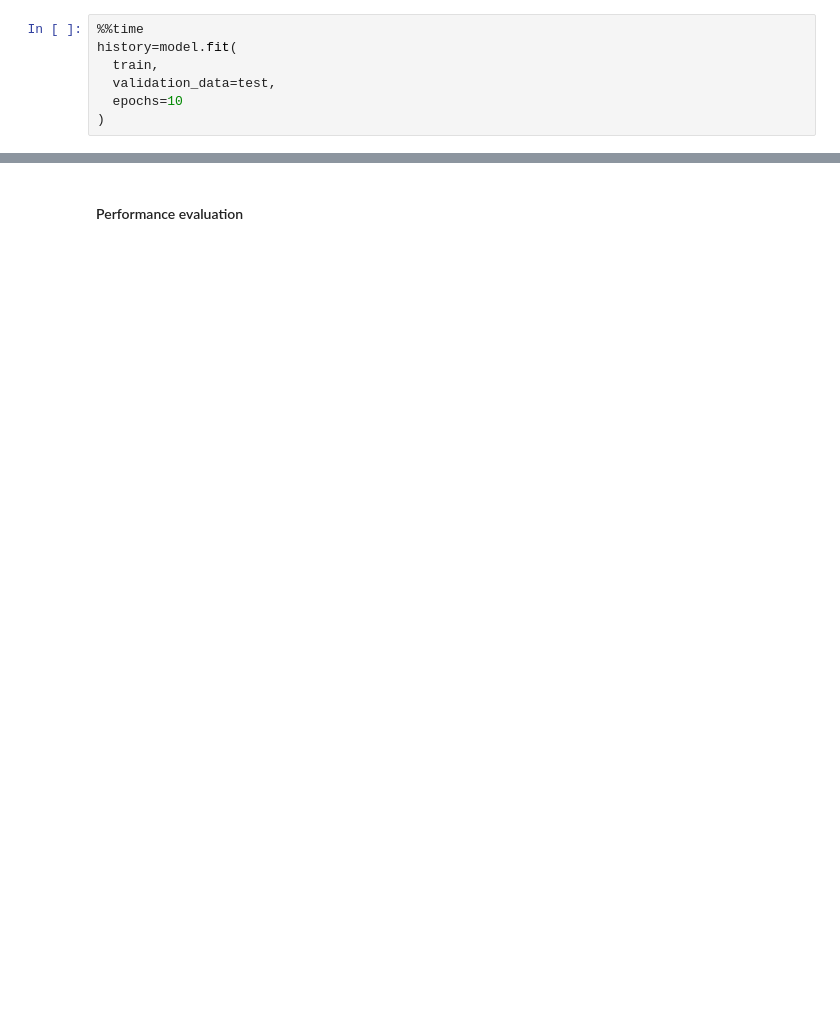
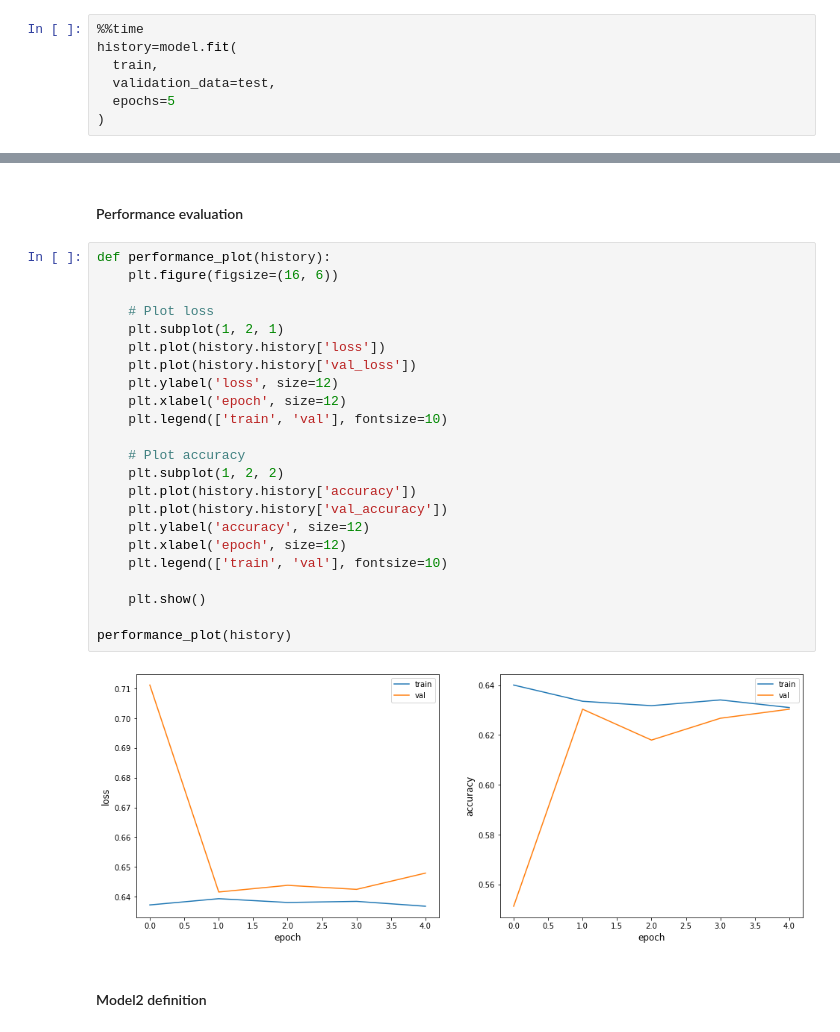
Before and after one commit to TommasoLocatelli/ml_cats_vs_dogs, a Jupyter notebook: feedforward.ipynb, the cells around one changed output, grey strips where cells are left out. Drawn from its saved outputs; the diff is of its cells as text; blank space fills up the shorter version.

```diff
--- a/feedforward.ipynb
+++ b/feedforward.ipynb
@@ -89,6 +77,6 @@ model.compile(
 history=model.fit(
   train,
   validation_data=test,
-  epochs=10
+  epochs=5
 )
 # %% [output]
@@ -112,2 +94,29 @@ Wall time: 13min 43s
 # %% [markdown]
 #### Performance evaluation
+# %%
+def performance_plot(history):
+    plt.figure(figsize=(16, 6))
+
+    # Plot loss
+    plt.subplot(1, 2, 1)
+    plt.plot(history.history['loss'])
+    plt.plot(history.history['val_loss'])
+    plt.ylabel('loss', size=12)
+    plt.xlabel('epoch', size=12)
+    plt.legend(['train', 'val'], fontsize=10)
+
+    # Plot accuracy
+    plt.subplot(1, 2, 2)
+    plt.plot(history.history['accuracy'])
+    plt.plot(history.history['val_accuracy'])
+    plt.ylabel('accuracy', size=12)
+    plt.xlabel('epoch', size=12)
+    plt.legend(['train', 'val'], fontsize=10)
+
+    plt.show()
+
+performance_plot(history)
+# %% [output]
+[figure, added]
+# %% [markdown]
+#### Model2 definition
```
Also changed, not shown: parts of 22 cells of this notebook, 2 other files.
